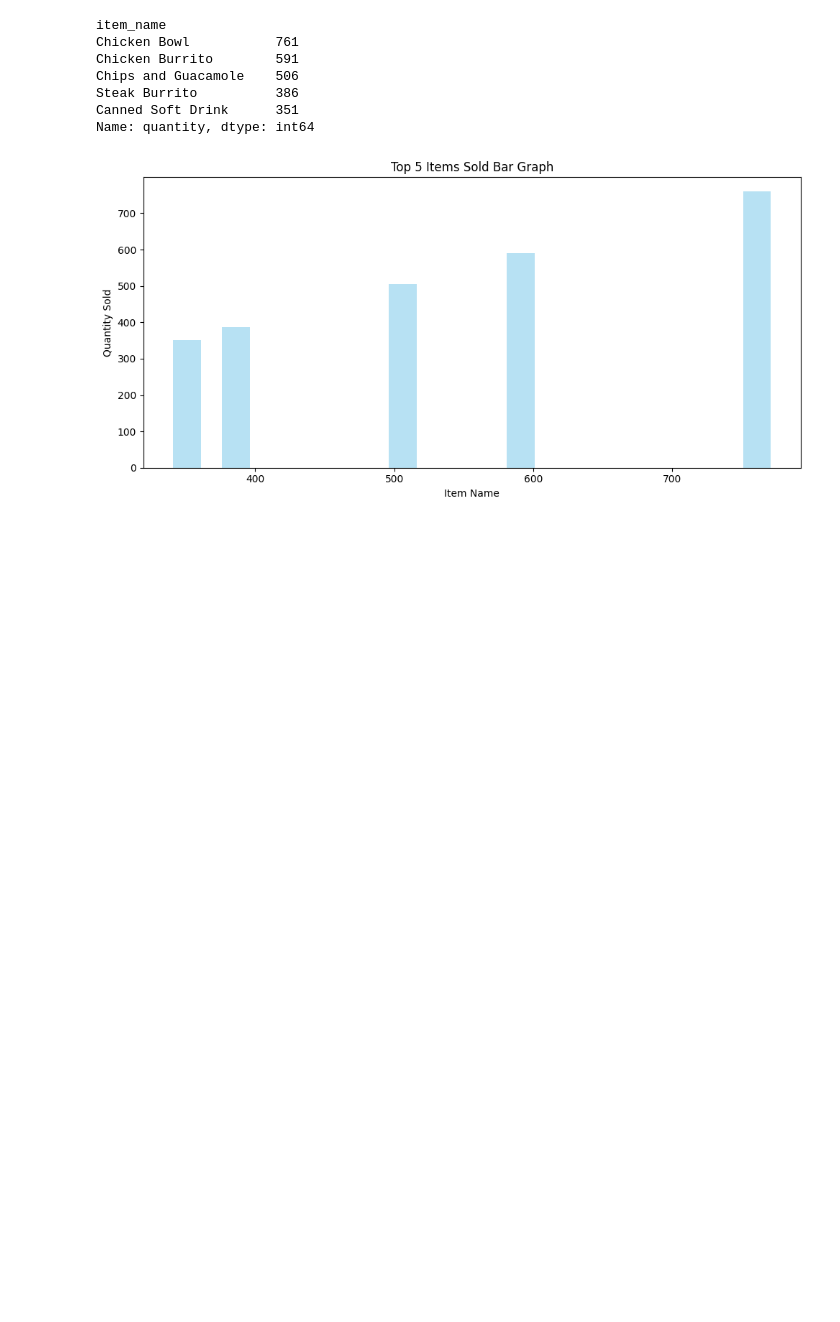
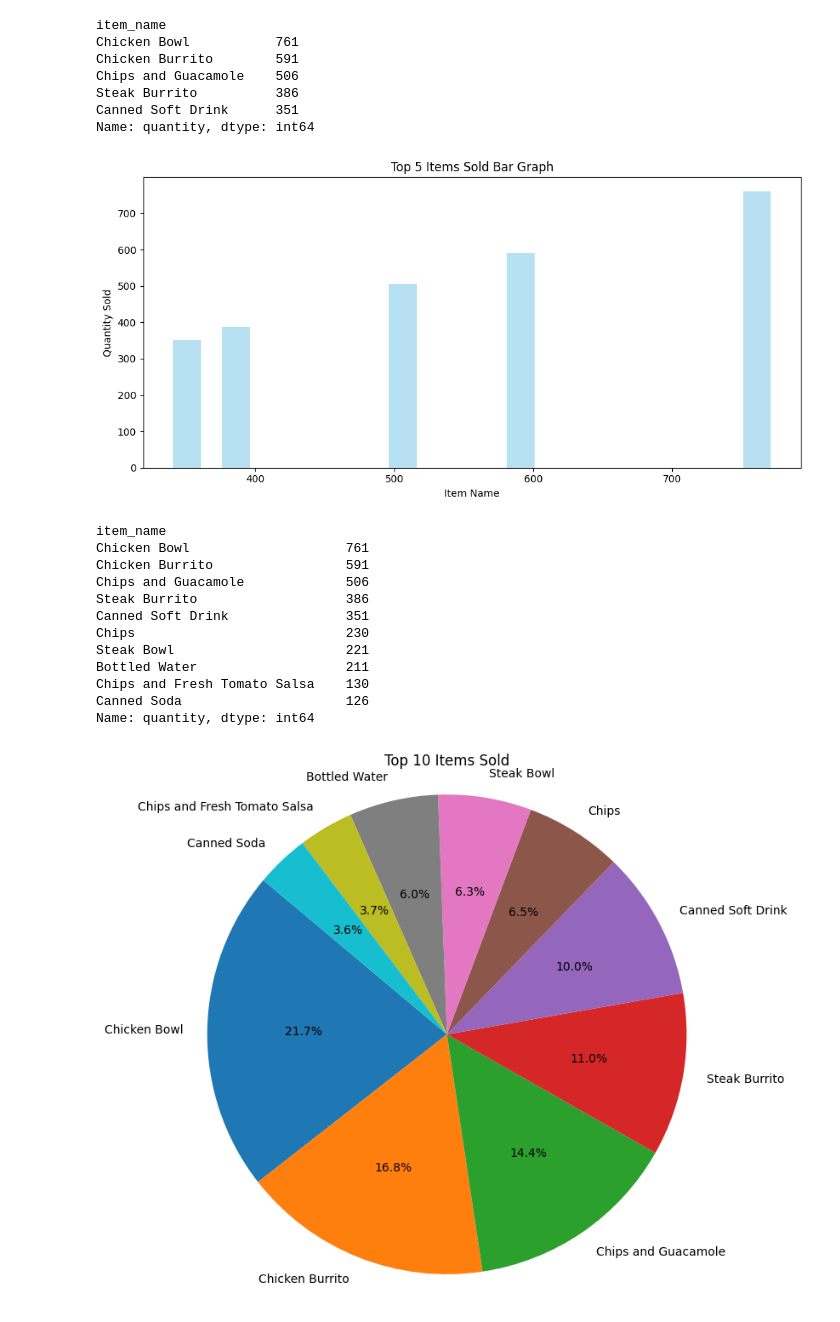
Before and after one commit to itsethe/HtH-team-data-exploration, a Jupyter notebook: chipotle_data.ipynb, the cells around one changed output. Cells and saved outputs as stored; diff of their text form; code cells hidden in the pictures; blank space fills up the shorter version.

```diff
--- a/chipotle_data.ipynb
+++ b/chipotle_data.ipynb
@@ -92,3 +92,29 @@ Steak Burrito          386
 Canned Soft Drink      351
 Name: quantity, dtype: int64
 [figure]
+# %%
+items = chipotle_data.groupby('item_name')['quantity'].sum()
+tenHighestItems = items.sort_values(ascending=False)
+tenHighestItems = tenHighestItems.head(10)
+print(tenHighestItems)
+
+
+plt.figure(figsize=(8,8))
+plt.pie(tenHighestItems, labels=tenHighestItems.index, autopct='%1.1f%%', startangle=140)
+plt.axis('equal')
+plt.title('Top 10 Items Sold')
+plt.show()
+# %% [output]
+item_name
+Chicken Bowl                    761
+Chicken Burrito                 591
+Chips and Guacamole             506
+Steak Burrito                   386
+Canned Soft Drink               351
+Chips                           230
+Steak Bowl                      221
+Bottled Water                   211
+Chips and Fresh Tomato Salsa    130
+Canned Soda                     126
+Name: quantity, dtype: int64
+[figure, added]
```
Also changed, not shown: parts of 1 cell of this notebook.
